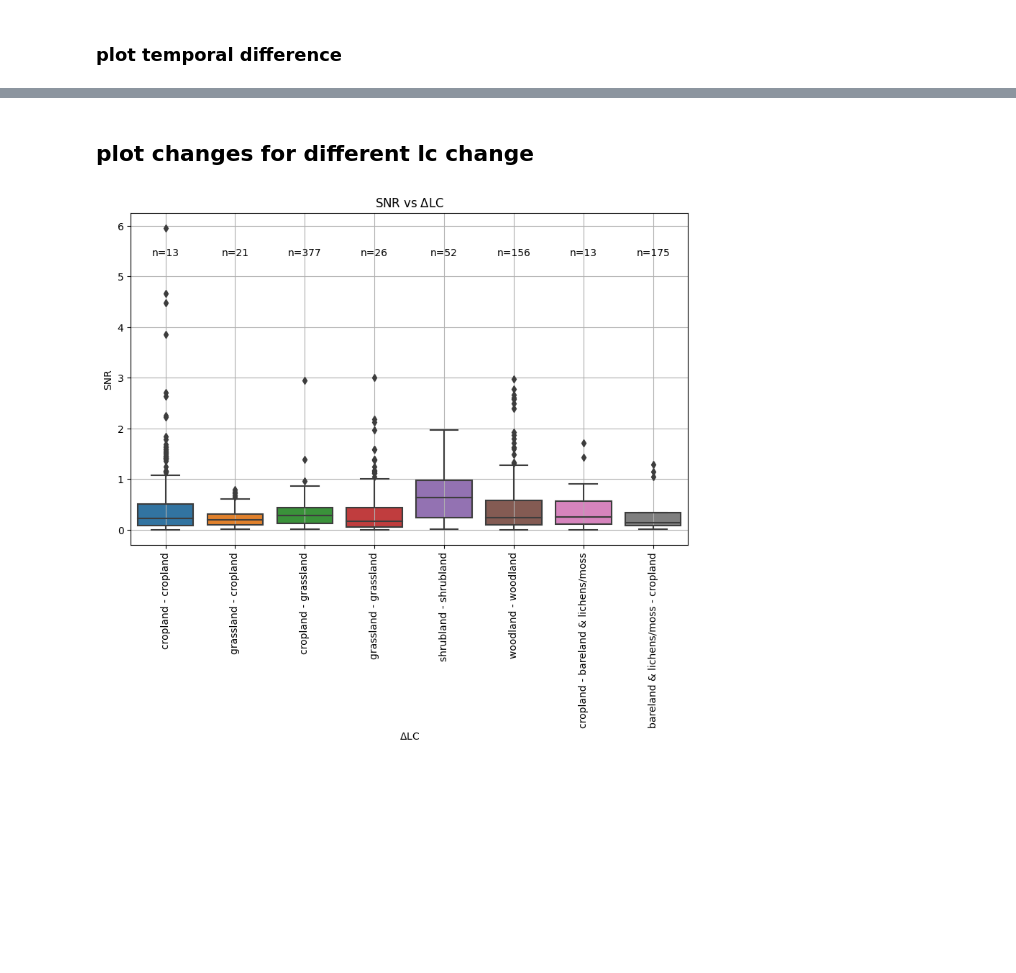
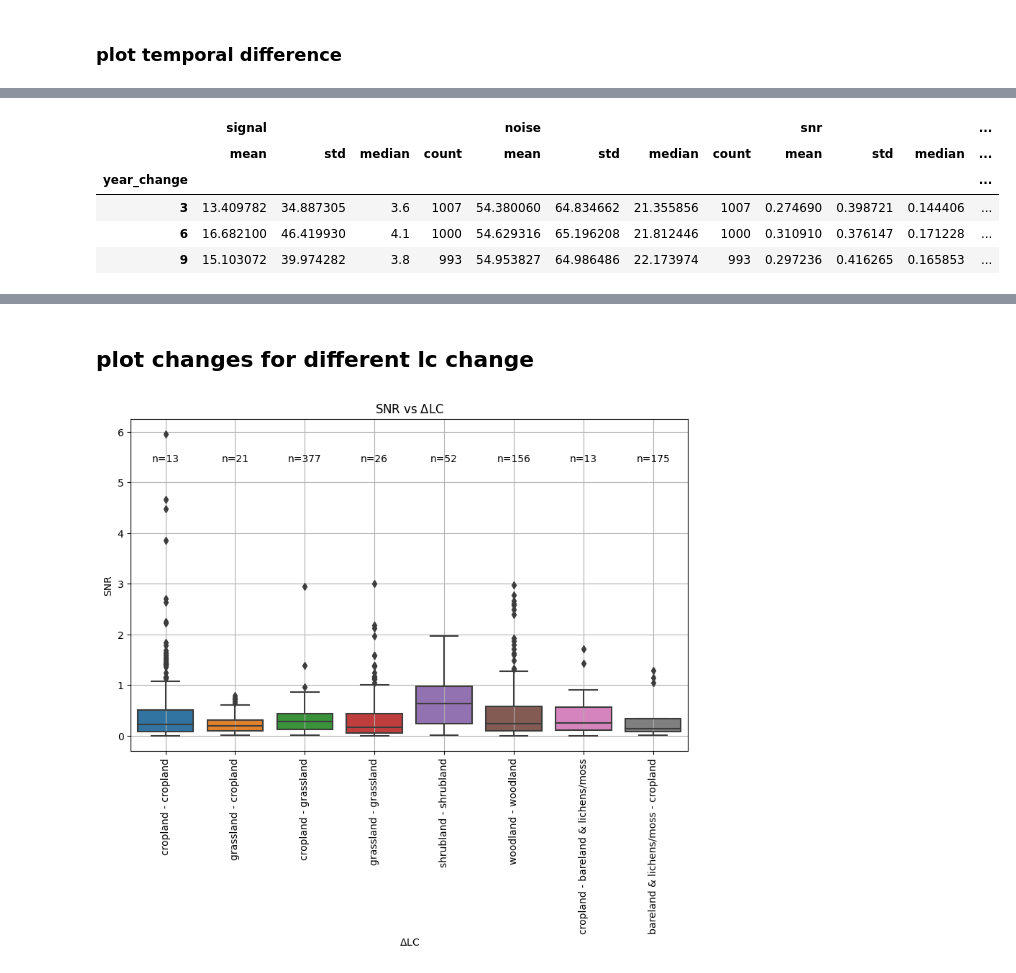
Before and after one commit to Meng2077/trend-with-uncertainty, a Jupyter notebook: snr_point.analysis.ipynb, the cells around one changed output, grey strips where cells are left out. Cells and saved outputs as stored; diff of their text form; code cells hidden in the pictures; blank space fills up the shorter version.

```diff
--- a/snr_point.analysis.ipynb
+++ b/snr_point.analysis.ipynb
@@ -66,3 +80,13 @@ plt.show()
+# %%
+stats = df.groupby('year_change')[['signal', 'noise', 'snr']].agg(['mean', 'std', 'median', 'count'])
+stats
+# %% [output]
+|  | signal |  |  |  | noise |  |  |  | snr |  |  | ... |
+|  | mean | std | median | count | mean | std | median | count | mean | std | median | ... |
+| year_change |  |  |  |  |  |  |  |  |  |  |  | ... |
+| 3 | 13.409782 | 34.887305 | 3.6 | 1007 | 54.380060 | 64.834662 | 21.355856 | 1007 | 0.274690 | 0.398721 | 0.144406 | ... |
+| 6 | 16.682100 | 46.419930 | 4.1 | 1000 | 54.629316 | 65.196208 | 21.812446 | 1000 | 0.310910 | 0.376147 | 0.171228 | ... |
+| 9 | 15.103072 | 39.974282 | 3.8 | 993 | 54.953827 | 64.986486 | 22.173974 | 993 | 0.297236 | 0.416265 | 0.165853 | ... |
 # %%
 import seaborn as sns
 import matplotlib.pyplot as plt
```
Also changed, not shown: parts of 8 cells of this notebook.
